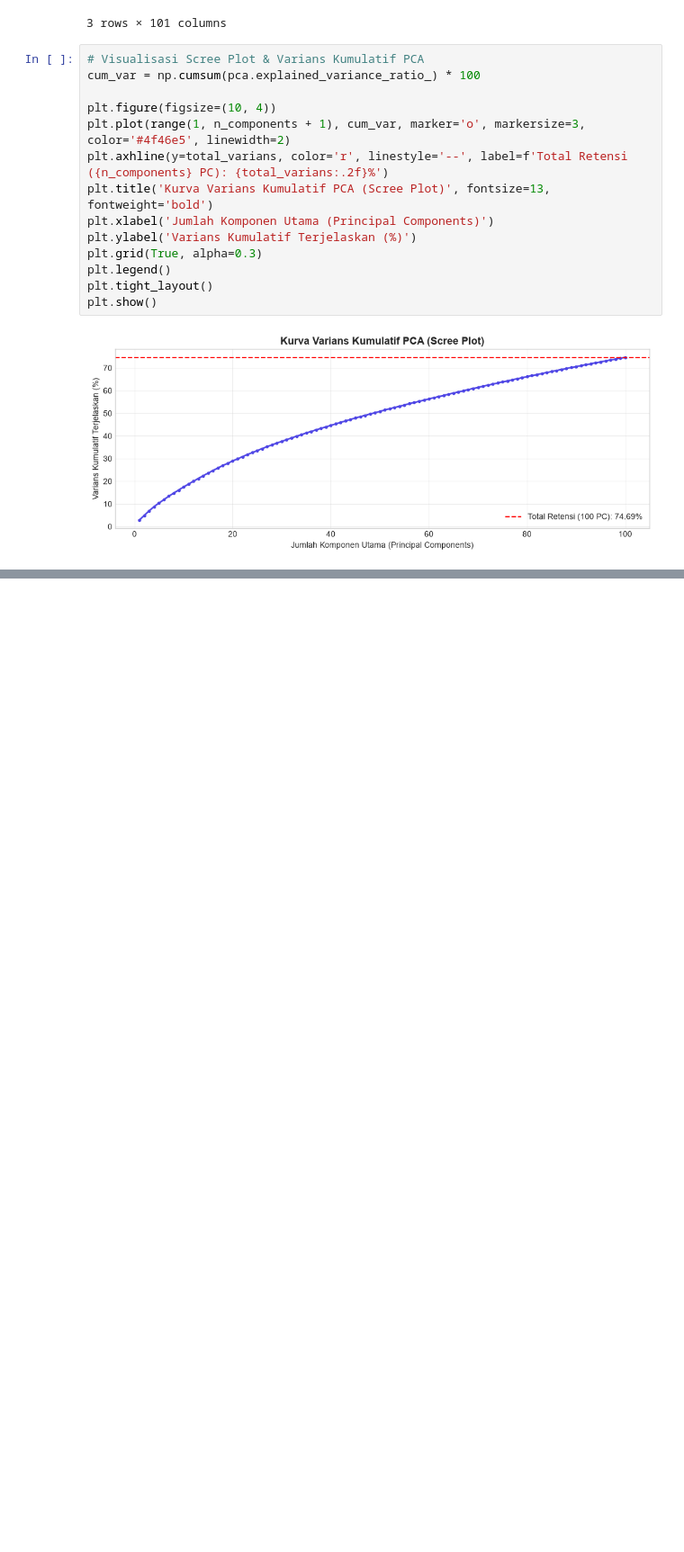
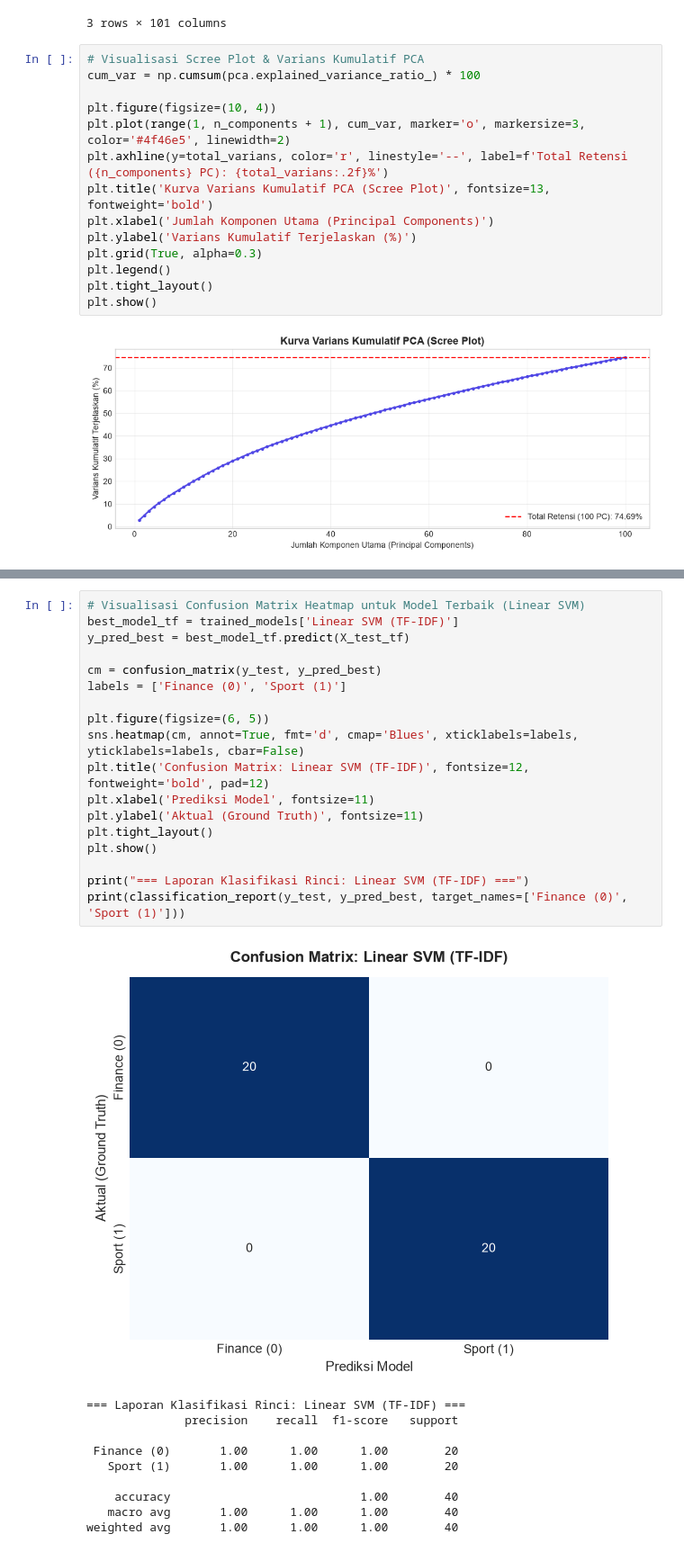
Before and after one commit to Boinkkk/Scraping-web-ppw, a Jupyter notebook: pipeline.ipynb, the cells around one changed output, grey strips where cells are left out. Shown at 90% size. Drawn from its saved outputs; the diff is of its cells as text; blank space fills up the shorter version.

```diff
--- a/pipeline.ipynb
+++ b/pipeline.ipynb
@@ -548,0 +665,29 @@ weighted avg       1.00      1.00      1.00        40
+# %%
+# Visualisasi Confusion Matrix Heatmap untuk Model Terbaik (Linear SVM)
+best_model_tf = trained_models['Linear SVM (TF-IDF)']
+y_pred_best = best_model_tf.predict(X_test_tf)
+
+cm = confusion_matrix(y_test, y_pred_best)
+labels = ['Finance (0)', 'Sport (1)']
+
+plt.figure(figsize=(6, 5))
+sns.heatmap(cm, annot=True, fmt='d', cmap='Blues', xticklabels=labels, yticklabels=labels, cbar=False)
+plt.title('Confusion Matrix: Linear SVM (TF-IDF)', fontsize=12, fontweight='bold', pad=12)
+plt.xlabel('Prediksi Model', fontsize=11)
+plt.ylabel('Aktual (Ground Truth)', fontsize=11)
+plt.tight_layout()
+plt.show()
+
+print("=== Laporan Klasifikasi Rinci: Linear SVM (TF-IDF) ===")
+print(classification_report(y_test, y_pred_best, target_names=['Finance (0)', 'Sport (1)']))
+# %% [output]
+[figure, added]
+=== Laporan Klasifikasi Rinci: Linear SVM (TF-IDF) ===
+              precision    recall  f1-score   support
+
+ Finance (0)       1.00      1.00      1.00        20
+   Sport (1)       1.00      1.00      1.00        20
+
+    accuracy                           1.00        40
+   macro avg       1.00      1.00      1.00        40
+weighted avg       1.00      1.00      1.00        40
```
Also changed, not shown: parts of 30 cells of this notebook, 1 other file.
